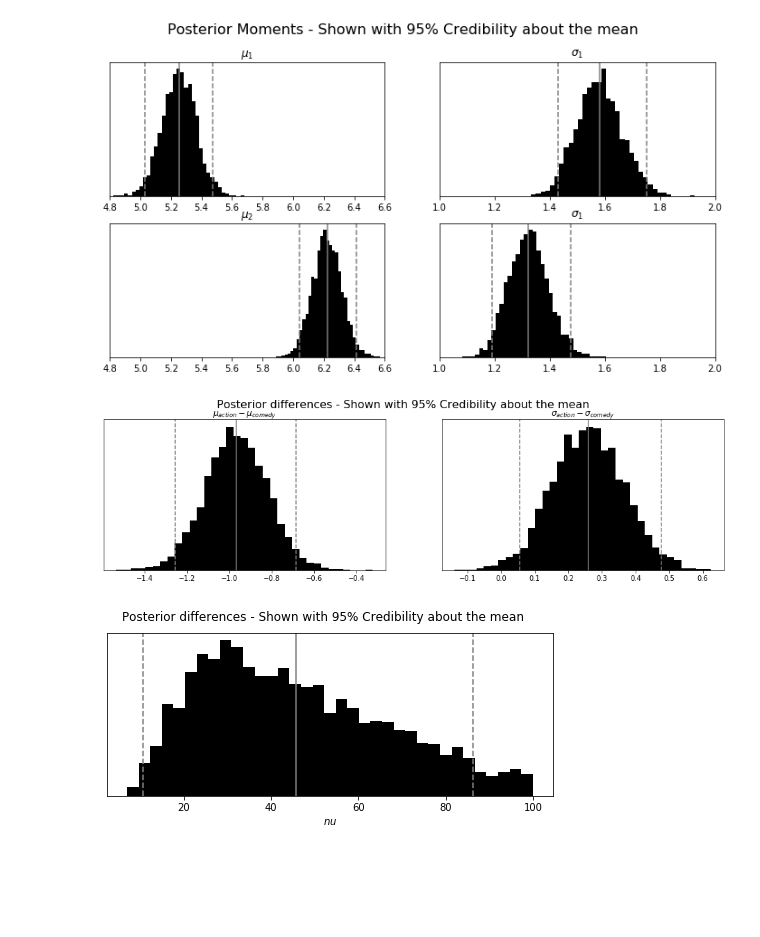
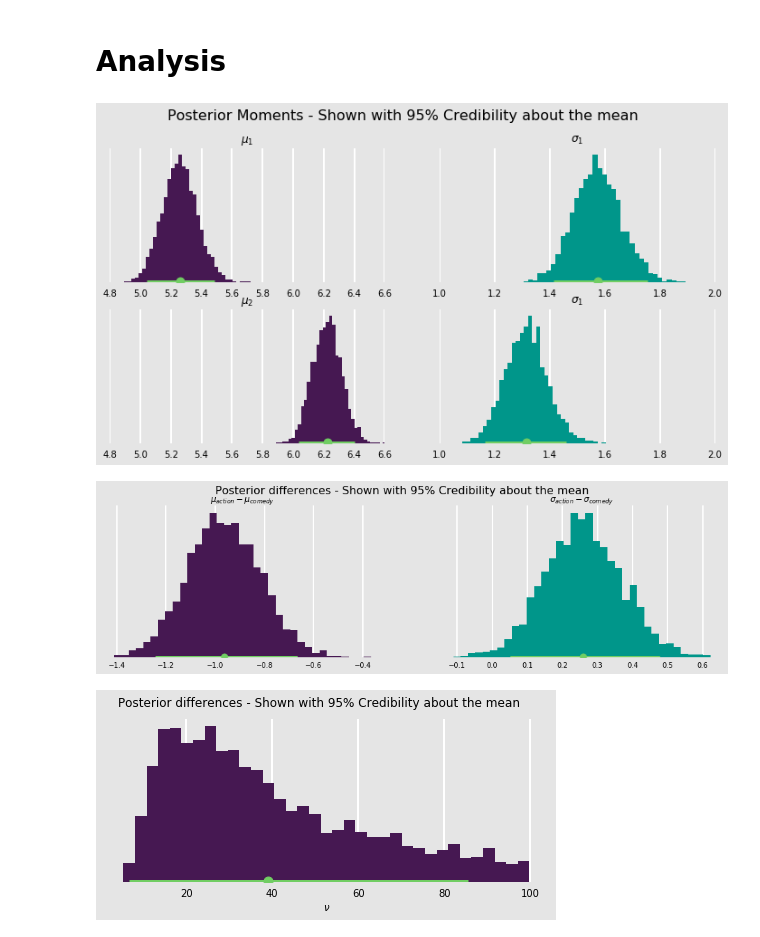
Before and after one commit to RishiSadhir/T-Test-is-not-BEST, a Jupyter notebook: T-Test is not best.ipynb, the cells around one changed output. Saved outputs shown, nothing was run; the diff lists cells and outputs as text; code cells hidden in the pictures; blank space fills up the shorter version.

Commit message:
Updated plot theme

```diff
--- a/T-Test is not best.ipynb
+++ b/T-Test is not best.ipynb
@@ -87,11 +107,20 @@ def hpd(x, alpha=0.05):
         sx = np.sort(x)
         return np.array(calc_min_interval(sx, alpha))
 
-def posterior_density(ax, vec, width=.95):
+def max_repetitions(vec):
+    cnts = np.unique(vec, return_counts = True)
+    return(np.max(cnts[1]))
+
+def posterior_density(ax, vec, width=.95, c = "#461852"):
     hdi = hpd(pd.np.asarray(vec), 1-width)
-    ax.hist(vec, bins = 35, color = "black")
-    ax.axvline(hdi[0], ls = "--", color = "grey")
-    ax.axvline(hdi[1], ls = "--", color = "grey")
-    ax.axvline(pd.np.mean(vec), color = "grey")
+    m = np.mean(vec)
+    ypos = max_repetitions(vec)/3.0
+    ax.scatter(m, ypos, marker = "o", color = "#71CD63", s = 80,
+              zorder = 15)
+    ax.hist(vec, bins = 35, color = c, zorder = 5)
+    ax.hlines(y = ypos,
+               xmin = hdi[0], xmax = hdi[1],
+              color = "#71CD63", linewidth=3,
+             zorder = 10)
     ax.get_yaxis().set_visible(False)
     return ax
@@ -106,0 +165,5 @@ rating &\sim student\_t(\nu, \mu_i, \sigma_i) \\
+# %%
+fd = open(cwd + "/BEST.stan", "r")
+stan_code = fd.read()
+fd.close()
+print(stan_code)
@@ -112,7 +193,7 @@ data_dict = {
     "outcome": df["rating"],
     "group_id": df["genre"].cat.codes+1
 }
-sm = ps.StanModel(file = cwd + "/BEST.stan")
+sm = ps.StanModel(model_code = stan_code)
 fit = sm.sampling(data=data_dict, chains=4, n_jobs=4)
 fit
 # %% [output]
@@ -138,3 +227,5 @@ convergence, Rhat=1).
+# %% [markdown]
+# Analysis
 # %%
 post = fit.extract(["alpha", "gamma"])
 
@@ -147,39 +238,75 @@ ax[1,0] = posterior_density(ax[1,0], [j for i,j in post['alpha']])
 ax[1,0].title.set_text('$\mu_2$')
 ax[1,0].set_xlim(left = 4.8, right = 6.6)
 
-ax[0,1] = posterior_density(ax[0,1], [i for i,j in post['gamma']])
+ax[0,1] = posterior_density(ax[0,1], [i for i,j in post['gamma']],
+                           c =  "#00968A")
 ax[0,1].title.set_text('$\sigma_1$')
 ax[0,1].set_xlim(left = 1, right = 2)
 
-ax[1,1] = posterior_density(ax[1,1], [j for i,j in post['gamma']])
+ax[1,1] = posterior_density(ax[1,1], [j for i,j in post['gamma']],
+                           c = "#00968A")
 ax[1,1].title.set_text('$\sigma_1$')
 ax[1,1].set_xlim(left = 1, right = 2)
+
+fig.set_facecolor(color = "#E5E5E5")
+for a in ax:
+    for sp in a:
+        sp.spines['right'].set_visible(False)
+        sp.spines['top'].set_visible(False)
+        sp.spines['bottom'].set_visible(False)
+        sp.spines['left'].set_visible(False)
+        sp.xaxis.set_ticks_position("none")
+        sp.yaxis.set_ticks_position("none")
+        sp.set_facecolor(color = "#E5E5E5")
+        sp.grid(True, which = "major", axis = "x", color = "white", lw = 2, zorder = 0)
+        sp.set_yticks([])
 
 fig.suptitle('Posterior Moments - Shown with 95% Credibility about the mean', fontsize = 16)
 
 plt.show()
 # %% [output]
-[figure, old version]
+[figure, new version]
 # %%
 post = fit.extract(["mu_diff", "sigma_diff"])
 fig, ax = plt.subplots(1, 2, figsize=(16, 4))
 ax[0] = posterior_density(ax[0], post["mu_diff"])
 ax[0].title.set_text('$\mu_{action} - \mu_{comedy}$')
 
-ax[1] = posterior_density(ax[1], post["sigma_diff"])
+ax[1] = posterior_density(ax[1], post["sigma_diff"], c = "#00968A")
 ax[1].title.set_text('$\sigma_{action} - \sigma_{comedy}$')
 fig.suptitle('Posterior differences - Shown with 95% Credibility about the mean', fontsize = 16)
+fig.set_facecolor(color = "#E5E5E5")
+for sp in ax:
+    sp.spines['right'].set_visible(False)
+    sp.spines['top'].set_visible(False)
+    sp.spines['bottom'].set_visible(False)
+    sp.spines['left'].set_visible(False)
+    sp.xaxis.set_ticks_position("none")
+    sp.yaxis.set_ticks_position("none")
+    sp.set_facecolor(color = "#E5E5E5")
+    sp.grid(True, which = "major", axis = "x", color = "white", lw = 2, zorder=0)
+    sp.set_yticks([])
 
 plt.show()
 # %% [output]
-[figure, old version]
+[figure, new version]
 # %%
 post = fit.extract("nu")
 fig, ax = plt.subplots(1,1,figsize = (8, 3))
+fig.set_facecolor(color = "#E5E5E5")
+
 ax = posterior_density(ax, post["nu"])
-ax.set_xlabel('$nu$')
-
+ax.set_xlabel(r'$\nu$')
+ax.spines['right'].set_visible(False)
+ax.spines['top'].set_visible(False)
+ax.spines['bottom'].set_visible(False)
+ax.spines['left'].set_visible(False)
+ax.xaxis.set_ticks_position("none")
+ax.yaxis.set_ticks_position("none")
+ax.set_facecolor(color = "#E5E5E5")
+ax.grid(True, which = "major", axis = "x", color = "white", lw = 2, zorder = 0)
+ax.set_yticks([])
 fig.suptitle('Posterior differences - Shown with 95% Credibility about the mean')
 plt.show()
 # %% [output]
-[figure, old version]
+[figure, new version]
```
Also changed, not shown: parts of 13 cells of this notebook, 3 other files.
